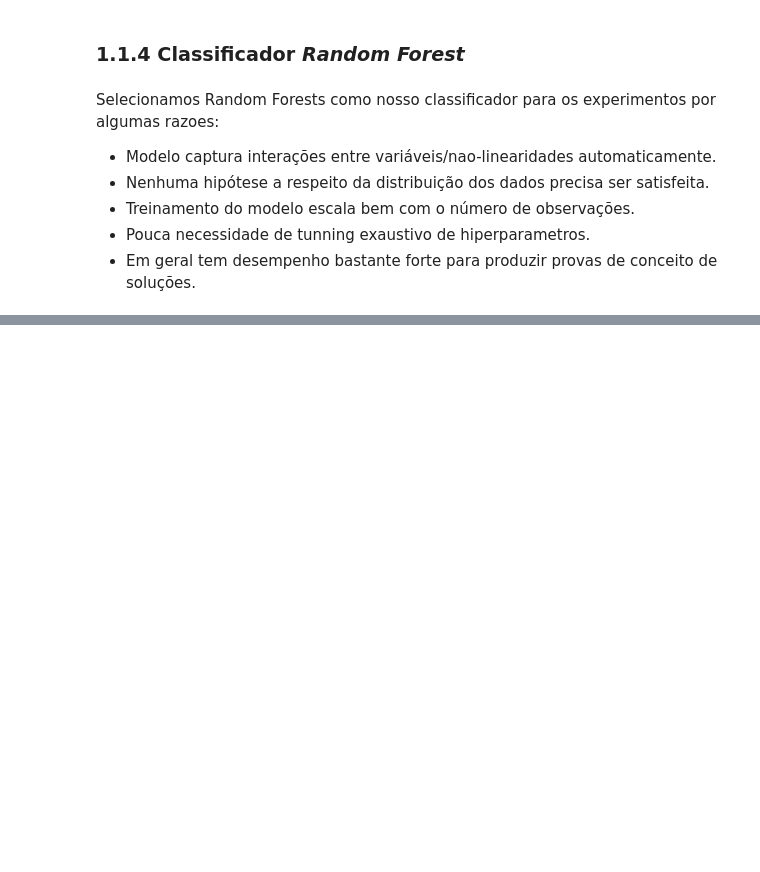
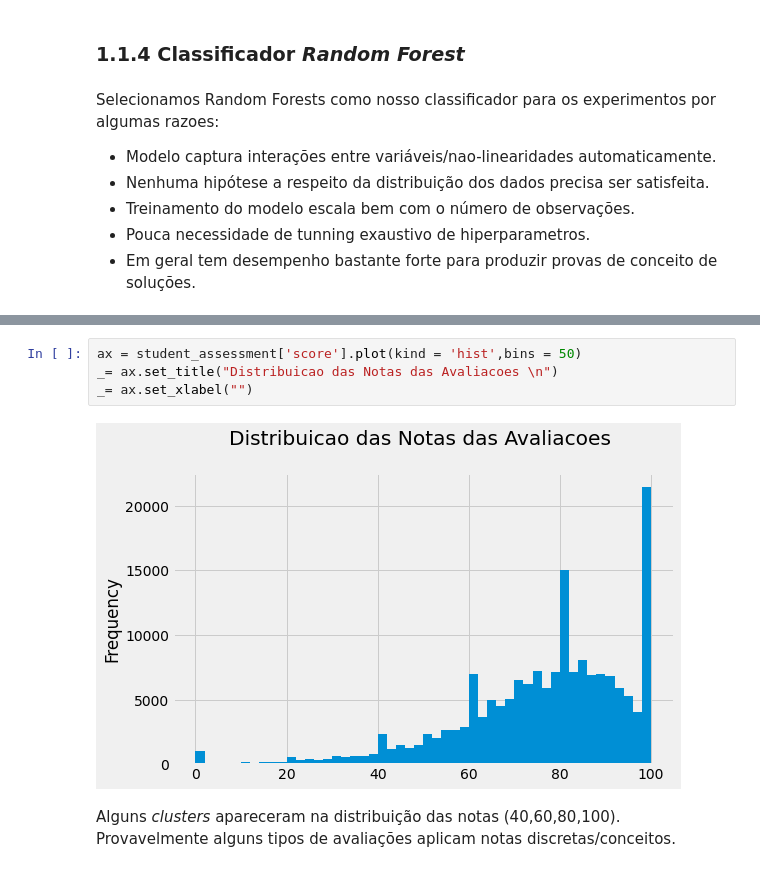
Before and after one commit to Schots/OULAD-Trybe, a Jupyter notebook: Trybe-Oulad-Experimentos.ipynb, the cells around one changed output, grey strips where cells are left out. Drawn from its saved outputs; the diff is of its cells as text; blank space fills up the shorter version.

```diff
--- a/Trybe-Oulad-Experimentos.ipynb
+++ b/Trybe-Oulad-Experimentos.ipynb
@@ -397,0 +522,8 @@ a respeito do alvo para fazer suas predições.
+# %%
+ax = student_assessment['score'].plot(kind = 'hist',bins = 50)
+_= ax.set_title("Distribuicao das Notas das Avaliacoes \n")
+_= ax.set_xlabel("")
+# %% [output]
+[figure, added]
+# %% [markdown]
+Alguns *clusters* apareceram na distribuição das notas (40,60,80,100). Provavelmente alguns tipos de avaliações aplicam notas discretas/conceitos.
```
Also changed, not shown: parts of 93 cells of this notebook.
